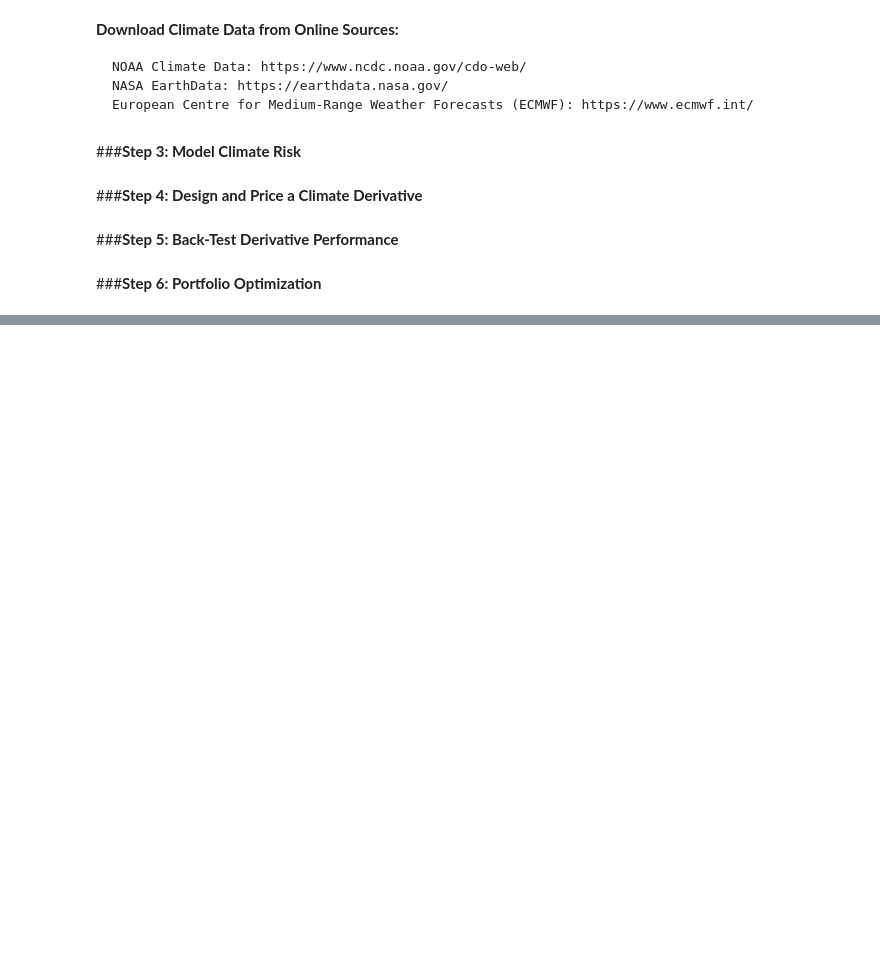
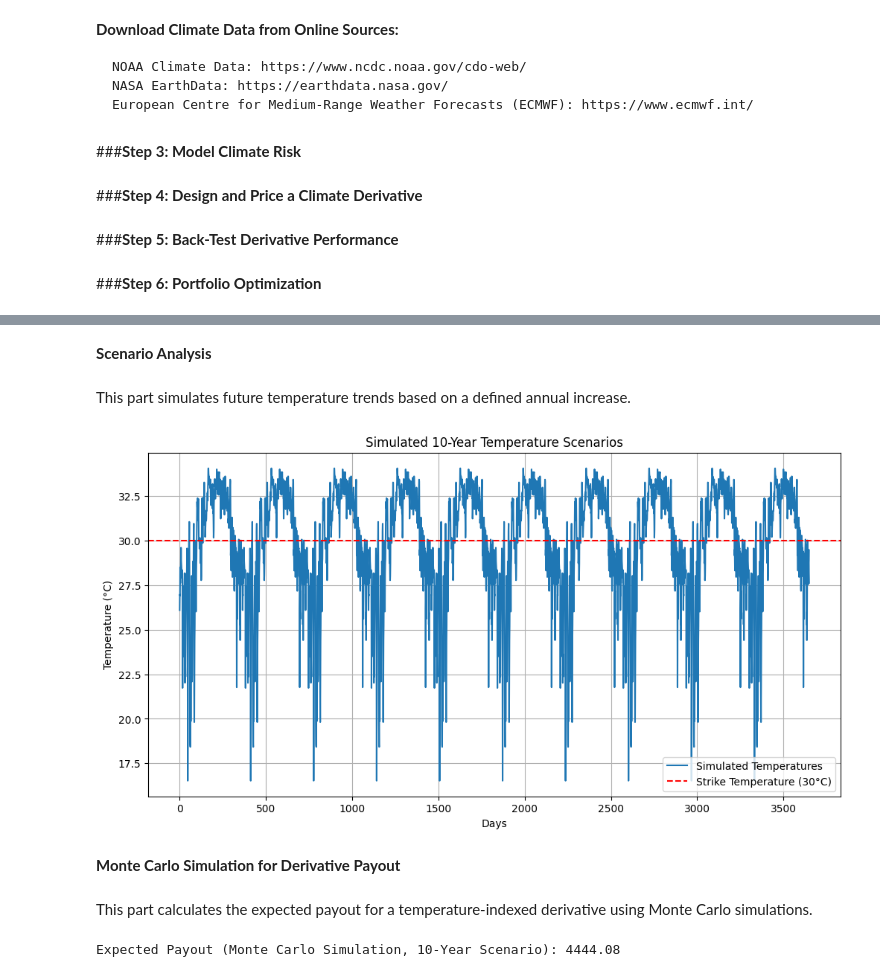
Before and after one commit to Phdbalogun/Capstone-project, a Jupyter notebook: CAPSTONE_Student_Group_7882.ipynb, the cells around one changed output, grey strips where cells are left out. Drawn from its saved outputs; the diff is of its cells as text; code cells hidden in the pictures; blank space fills up the shorter version.

```diff
--- a/CAPSTONE_Student_Group_7882.ipynb
+++ b/CAPSTONE_Student_Group_7882.ipynb
@@ -157,0 +234,64 @@ print(f"Adjusted Weights: {weights}")
+# %% [markdown]
+**Scenario Analysis**
+# %% [markdown]
+This part simulates future temperature trends based on a defined annual increase.
+# %%
+import numpy as np
+
+# Function to simulate temperature scenarios
+def simulate_climate_scenarios(data, annual_increase_rate, years):
+    """
+    Simulate temperature scenarios with a gradual annual increase over the given years.
+    :param data: Array of initial temperature data.
+    :param annual_increase_rate: Annual temperature increase (°C).
+    :param years: Number of years to simulate.
+    :return: Simulated temperature data.
+    """
+    simulated_temps = []
+    for year in range(years):
+        data += annual_increase_rate
+        simulated_temps.append(data)
+    return np.concatenate(simulated_temps)
+
+# Simulate a 10-year scenario with a 0.5°C annual increase
+initial_temps = climate_df["Temperature (°C)"].values[:365]  # First year as baseline
+simulated_scenarios = simulate_climate_scenarios(initial_temps, 0.5, 10)
+
+# Plot simulated scenarios
+plt.figure(figsize=(12, 6))
+plt.plot(range(len(simulated_scenarios)), simulated_scenarios, label="Simulated Temperatures")
+plt.axhline(y=30, color="red", linestyle="--", label="Strike Temperature (30°C)")
+plt.title("Simulated 10-Year Temperature Scenarios")
+plt.xlabel("Days")
+plt.ylabel("Temperature (°C)")
+plt.legend()
+plt.grid(True)
+plt.show()
+# %% [output]
+[figure, added]
+# %% [markdown]
+**Monte Carlo Simulation for Derivative Payout**
+# %% [markdown]
+This part calculates the expected payout for a temperature-indexed derivative using Monte Carlo simulations.
+# %%
+# Monte Carlo Simulation for Derivatives
+def monte_carlo_temperature_derivative(data, strike_temp, simulations=10000):
+    """
+    Perform Monte Carlo simulations for a temperature-indexed derivative.
+    :param data: Array of temperature data.
+    :param strike_temp: Strike temperature (°C).
+    :param simulations: Number of Monte Carlo simulations.
+    :return: Expected payout.
+    """
+    payouts = []
+    for _ in range(simulations):
+        simulated_data = np.random.choice(data, size=len(data), replace=True)  # Resample data
+        payouts.append(np.maximum(simulated_data - strike_temp, 0).sum())  # Calculate payoff
+    return np.mean(payouts)
+
+# Perform Monte Carlo simulation with a strike temperature of 30°C
+strike_temperature = 30.0
+mc_payout = monte_carlo_temperature_derivative(simulated_scenarios, strike_temperature)
+print(f"Expected Payout (Monte Carlo Simulation, 10-Year Scenario): {mc_payout:.2f}")
+# %% [output]
+Expected Payout (Monte Carlo Simulation, 10-Year Scenario): 4444.08
```
Also changed, not shown: parts of 6 cells of this notebook.
